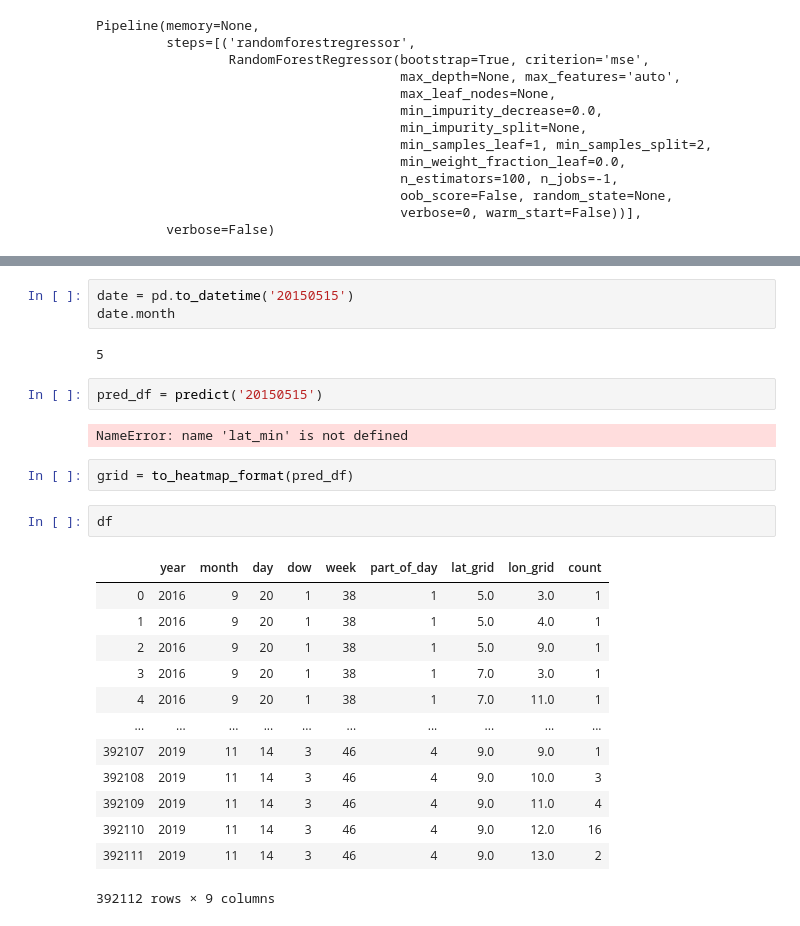
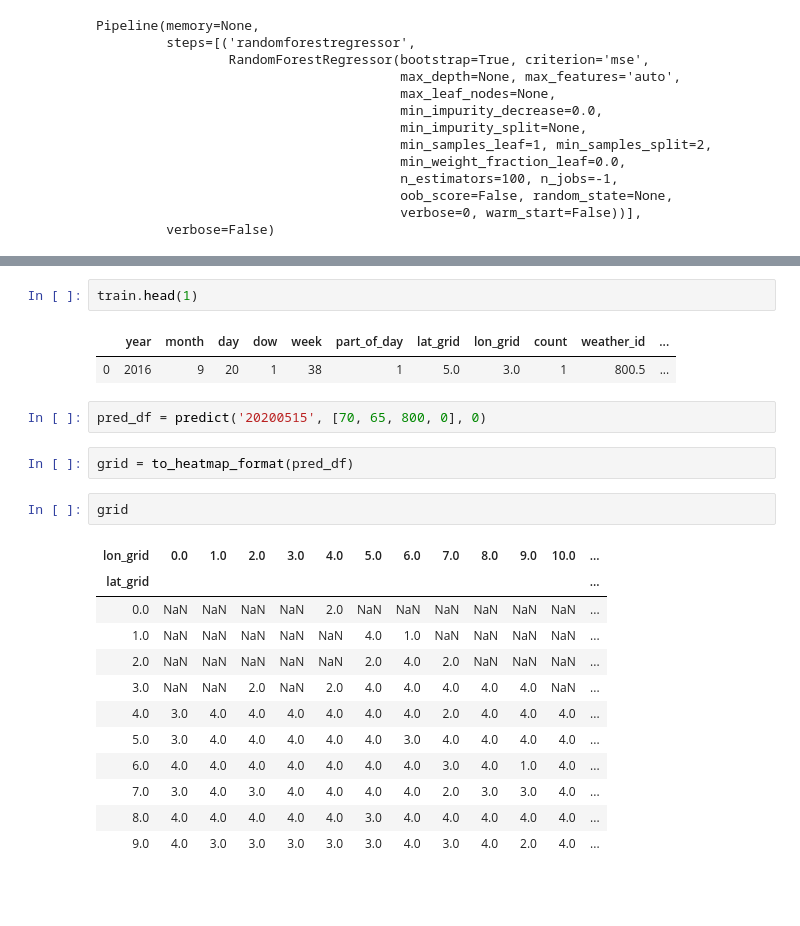
Before and after one commit to BrianThomasRoss/Predictive911, a Jupyter notebook: notebooks/model_and_predictions.ipynb, the cells around one changed output, grey strips where cells are left out. Saved outputs shown, nothing was run; the diff lists cells and outputs as text; blank space fills up the shorter version.

```diff
--- a/notebooks/model_and_predictions.ipynb
+++ b/notebooks/model_and_predictions.ipynb
@@ -443,30 +527,27 @@ def predict(date):
     df['count'] = preds
 
     return df
-# %%
-date = pd.to_datetime('20150515')
-date.month
-# %% [output]
-5
-# %%
-pred_df = predict('20150515')
-# %% [output]
-NameError: name 'lat_min' is not defined
+# %%
+train.head(1)
+# %% [output]
+|  | year | month | day | dow | week | part_of_day | lat_grid | lon_grid | count | weather_id | ... |
+| 0 | 2016 | 9 | 20 | 1 | 38 | 1 | 5.0 | 3.0 | 1 | 800.5 | ... |
+# %%
+pred_df = predict('20200515', [70, 65, 800, 0], 0)
 # %%
 grid = to_heatmap_format(pred_df)
-# %%
-df
-# %% [output]
-|  | year | month | day | dow | week | part_of_day | lat_grid | lon_grid | count |
-| 0 | 2016 | 9 | 20 | 1 | 38 | 1 | 5.0 | 3.0 | 1 |
-| 1 | 2016 | 9 | 20 | 1 | 38 | 1 | 5.0 | 4.0 | 1 |
-| 2 | 2016 | 9 | 20 | 1 | 38 | 1 | 5.0 | 9.0 | 1 |
-| 3 | 2016 | 9 | 20 | 1 | 38 | 1 | 7.0 | 3.0 | 1 |
-| 4 | 2016 | 9 | 20 | 1 | 38 | 1 | 7.0 | 11.0 | 1 |
-| ... | ... | ... | ... | ... | ... | ... | ... | ... | ... |
-| 392107 | 2019 | 11 | 14 | 3 | 46 | 4 | 9.0 | 9.0 | 1 |
-| 392108 | 2019 | 11 | 14 | 3 | 46 | 4 | 9.0 | 10.0 | 3 |
-| 392109 | 2019 | 11 | 14 | 3 | 46 | 4 | 9.0 | 11.0 | 4 |
-| 392110 | 2019 | 11 | 14 | 3 | 46 | 4 | 9.0 | 12.0 | 16 |
-| 392111 | 2019 | 11 | 14 | 3 | 46 | 4 | 9.0 | 13.0 | 2 |
-392112 rows × 9 columns
+# %%
+grid
+# %% [output]
+| lon_grid | 0.0 | 1.0 | 2.0 | 3.0 | 4.0 | 5.0 | 6.0 | 7.0 | 8.0 | 9.0 | 10.0 | ... |
+| lat_grid |  |  |  |  |  |  |  |  |  |  |  | ... |
+| 0.0 | NaN | NaN | NaN | NaN | 2.0 | NaN | NaN | NaN | NaN | NaN | NaN | ... |
+| 1.0 | NaN | NaN | NaN | NaN | NaN | 4.0 | 1.0 | NaN | NaN | NaN | NaN | ... |
+| 2.0 | NaN | NaN | NaN | NaN | NaN | 2.0 | 4.0 | 2.0 | NaN | NaN | NaN | ... |
+| 3.0 | NaN | NaN | 2.0 | NaN | 2.0 | 4.0 | 4.0 | 4.0 | 4.0 | 4.0 | NaN | ... |
+| 4.0 | 3.0 | 4.0 | 4.0 | 4.0 | 4.0 | 4.0 | 4.0 | 2.0 | 4.0 | 4.0 | 4.0 | ... |
+| 5.0 | 3.0 | 4.0 | 4.0 | 4.0 | 4.0 | 4.0 | 3.0 | 4.0 | 4.0 | 4.0 | 4.0 | ... |
+| 6.0 | 4.0 | 4.0 | 4.0 | 4.0 | 4.0 | 4.0 | 4.0 | 3.0 | 4.0 | 1.0 | 4.0 | ... |
+| 7.0 | 3.0 | 4.0 | 3.0 | 4.0 | 4.0 | 4.0 | 4.0 | 2.0 | 3.0 | 3.0 | 4.0 | ... |
+| 8.0 | 4.0 | 4.0 | 4.0 | 4.0 | 4.0 | 3.0 | 4.0 | 4.0 | 4.0 | 4.0 | 4.0 | ... |
+| 9.0 | 4.0 | 3.0 | 3.0 | 3.0 | 3.0 | 3.0 | 4.0 | 3.0 | 4.0 | 2.0 | 4.0 | ... |
```
Also changed, not shown: parts of 22 cells of this notebook.
